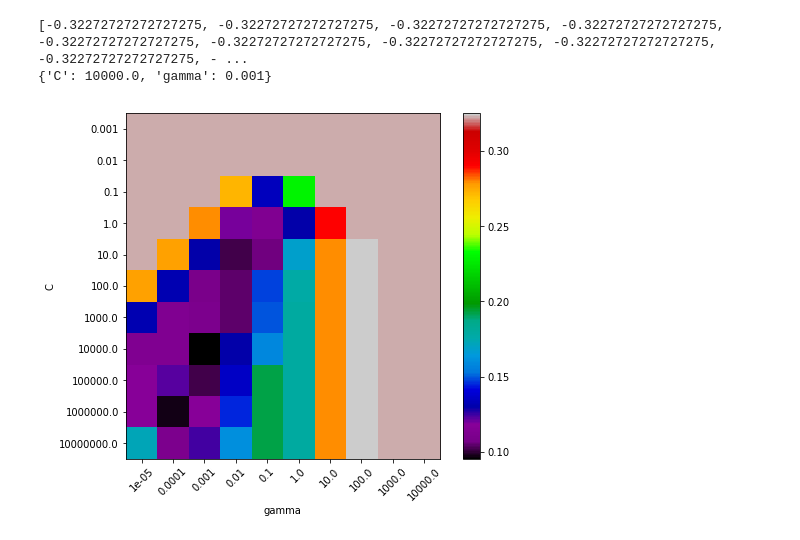
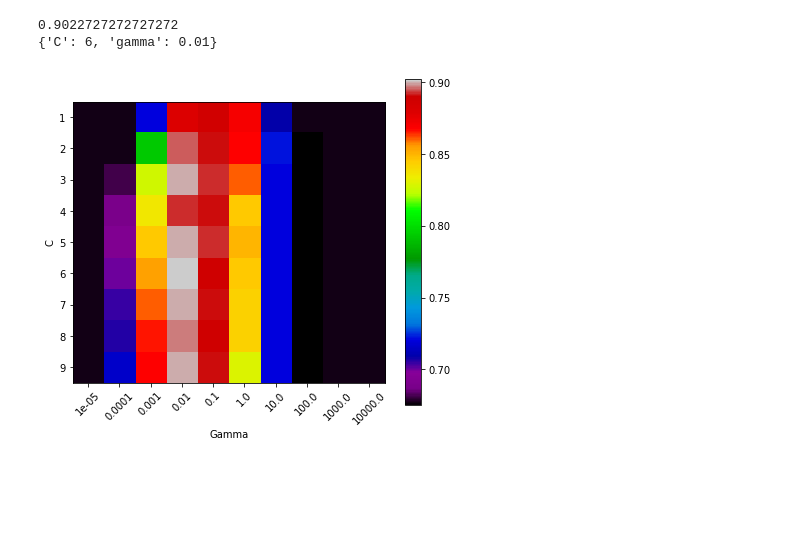
Before and after one commit to sumaanyu/Some-Regression-and-Classification-Projects, a Jupyter notebook: GaussianSVM.ipynb, the cells around one changed output. Drawn from its saved outputs; the diff is of its cells as text; code cells hidden in the pictures; blank space fills up the shorter version.

```diff
--- a/GaussianSVM.ipynb
+++ b/GaussianSVM.ipynb
@@ -13,60 +13,57 @@ from sklearn.model_selection import cross_val_score
 from sklearn.model_selection import GridSearchCV
 from sklearn.linear_model import Ridge
 from sklearn.linear_model import Lasso
 from sklearn.model_selection import train_test_split
 from sklearn.linear_model import ElasticNet
 from sklearn.svm import LinearSVC
 from sklearn.svm import SVC
 from sklearn.preprocessing import StandardScaler
-
-
+from sklearn import svm, grid_search
 
 df_svm = pd.read_csv('wholesale-customers.csv', sep=',')
 df_svm.head()
-
 X_svm = df_svm.drop(columns = ["Channel"])
-
-#X_svm = preprocessing.Scaler(X_svm)
 y_svm = df_svm["Channel"]
 
-from sklearn import svm, grid_search
-def svc_param_selection(X, y, nfolds):
-    X_train, X_test, y_train, y_test =train_test_split(X, y , test_size=0.3)
+for i in range(440):
+    y_svm[i] = (-1) ** y_svm[i]
 
 scaler = StandardScaler()
 X_svm = scaler.fit_transform(X_svm)
 
 
-#Cs = np.logspace(-3, 8, 10)
-Cs = 10. ** np.arange(-3,8)
+#Cs = 10. ** np.arange(-2,5)
+#Cs = np.logspace(-1,2,10)
+
+Cs = [1,2,3,4,5,6,7,8,9]
+
 g = np.logspace(-5, 4, 10)
-#tols = [0.001, 0.01, 0.1, 1]
 
-cv = svc_param_selection(X_svm,y_svm,5)
-param_grid = {'C': Cs ,'gamma' : g}
-grid_search = GridSearchCV(SVC(), param_grid, scoring = "neg_mean_squared_error",cv=cv)
-grid_search.fit(X_svm, y_svm)
-grid_search.best_params_
+def split_selector(X, y, nfolds):
+    X_train, X_test, y_train, y_test =train_test_split(X, y , test_size=0.3)
+cv = split_selector(X_svm,y_svm, 5)
 
-score = grid_search.grid_scores_
+p_grid = {'C': Cs ,'gamma' : g}
+cross_val = GridSearchCV(SVC(), p_grid, scoring = "accuracy",cv=cv)
+cross_val.fit(X_svm, y_svm)
+cross_val.best_params_
+
+score = cross_val.grid_scores_
 scores = [x[1] for x in score]
 
-print(scores)
+scores = np.array(scores).reshape(len(Cs), len(g))
+print(np.max(scores))
+print(cross_val.best_params_)
 
-##### TAKE A LOOK AT THIS
-scores = abs(np.array(scores).reshape(len(Cs), len(g)))
-
-print(grid_search.best_params_)
-pl.figure(figsize=(8, 6))
-pl.subplots_adjust(left=0.15, right=0.95, bottom=0.15, top=0.95)
-pl.imshow(scores, interpolation='nearest', cmap=pl.cm.spectral)
-pl.xlabel('gamma')
+pl.figure(figsize=(7, 6))
+pl.imshow(scores, cmap=pl.cm.spectral)
 pl.ylabel('C')
-pl.colorbar()
+pl.xlabel('Gamma')
 pl.xticks(np.arange(len(g)), g, rotation=45)
 pl.yticks(np.arange(len(Cs)), Cs)
+pl.colorbar()
 pl.show()
 # %% [output]
-[-0.32272727272727275, -0.32272727272727275, -0.32272727272727275, -0.32272727272727275, -0.32272727272727275, -0.32272727272727275, -0.32272727272727275, -0.32272727272727275, -0.32272727272727275, - ...
-{'C': 10000.0, 'gamma': 0.001}
+0.9022727272727272
+{'C': 6, 'gamma': 0.01}
-[figure, old version]
+[figure, new version]
```
Also changed, not shown: parts of 3 cells of this notebook.
